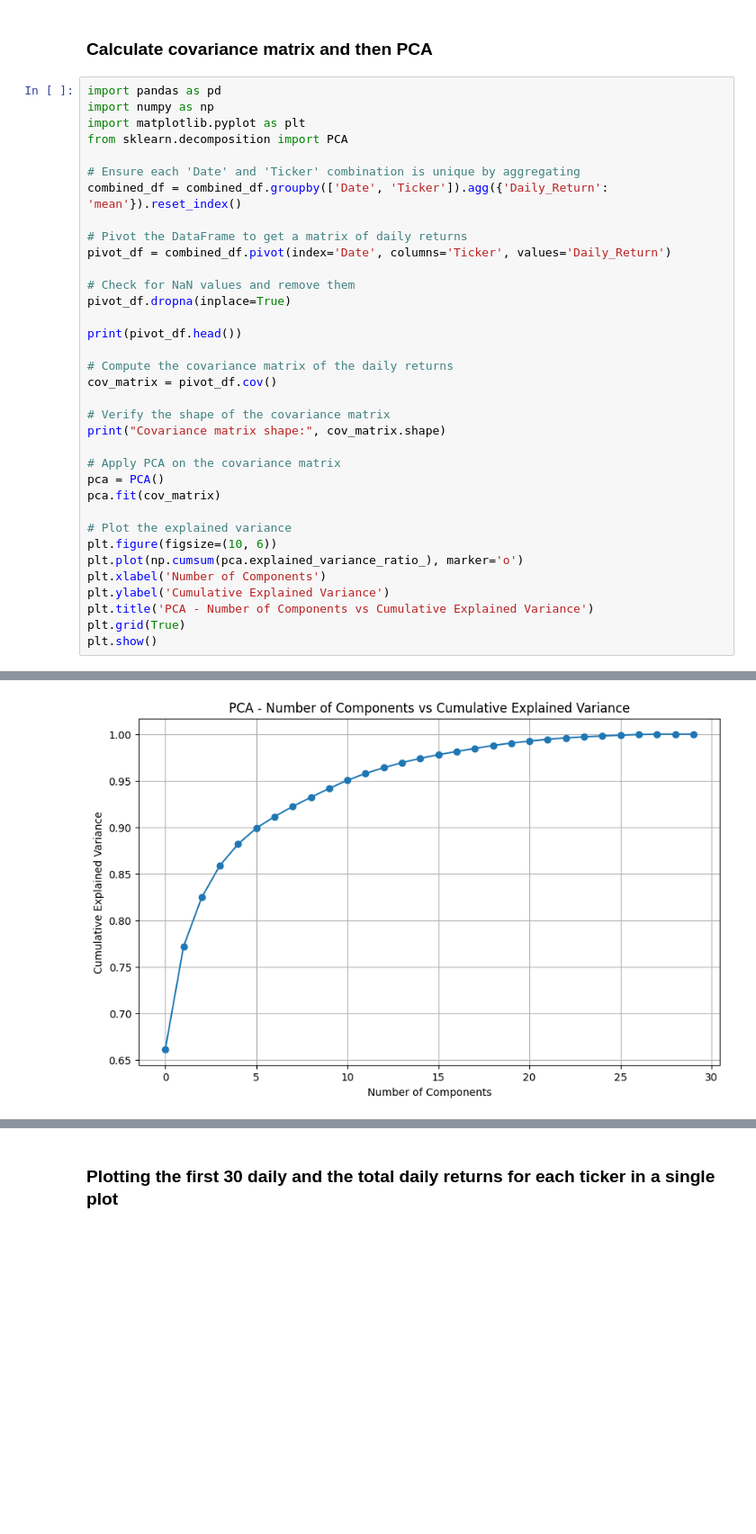
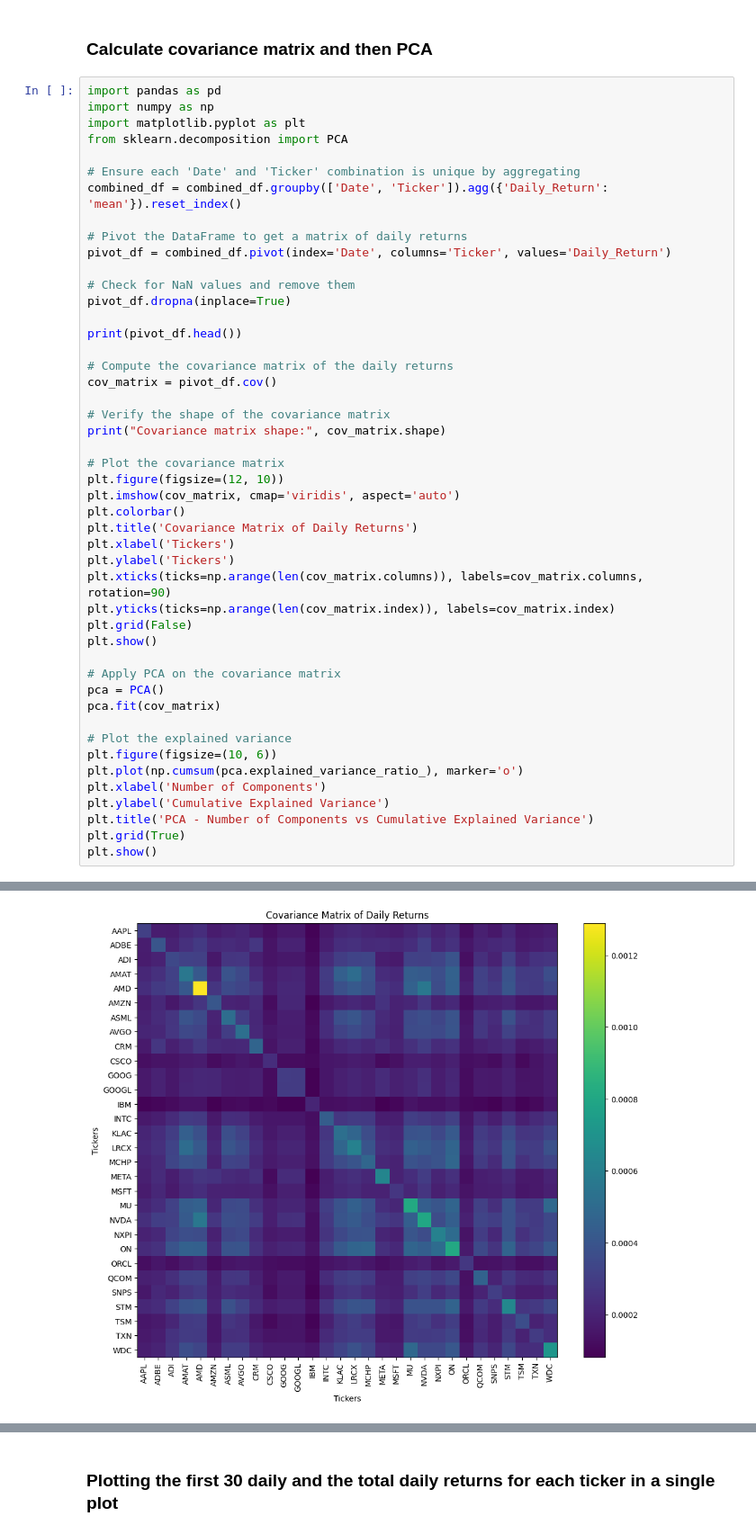
Before and after one commit to albertoHdzE/GWP_1, a Jupyter notebook: 04_Empirical_analysis_ETF.ipynb, the cells around one changed output, grey strips where cells are left out. Shown at 90% size. Cells and saved outputs as stored; diff of their text form; blank space fills up the shorter version.

```diff
--- a/04_Empirical_analysis_ETF.ipynb
+++ b/04_Empirical_analysis_ETF.ipynb
@@ -161,34 +209,46 @@ cov_matrix = pivot_df.cov()
 # Verify the shape of the covariance matrix
 print("Covariance matrix shape:", cov_matrix.shape)
 
+# Plot the covariance matrix
+plt.figure(figsize=(12, 10))
+plt.imshow(cov_matrix, cmap='viridis', aspect='auto')
+plt.colorbar()
+plt.title('Covariance Matrix of Daily Returns')
+plt.xlabel('Tickers')
+plt.ylabel('Tickers')
+plt.xticks(ticks=np.arange(len(cov_matrix.columns)), labels=cov_matrix.columns, rotation=90)
+plt.yticks(ticks=np.arange(len(cov_matrix.index)), labels=cov_matrix.index)
+plt.grid(False)
+plt.show()
+
 # Apply PCA on the covariance matrix
 pca = PCA()
 pca.fit(cov_matrix)
 
 # Plot the explained variance
 plt.figure(figsize=(10, 6))
 plt.plot(np.cumsum(pca.explained_variance_ratio_), marker='o')
 plt.xlabel('Number of Components')
 plt.ylabel('Cumulative Explained Variance')
 plt.title('PCA - Number of Components vs Cumulative Explained Variance')
 plt.grid(True)
 plt.show()
 # %% [output]
 Ticker          AAPL      ADBE       ADI      AMAT       AMD      AMZN  \
 Date
 2012-05-21  0.058260  0.022357  0.022229  0.028957  0.048253  0.019921
 2012-05-22 -0.007678  0.000000 -0.001952 -0.002838 -0.022222 -0.012746
 2012-05-23  0.024400  0.005311 -0.003352  0.012334 -0.012987  0.009056
 2012-05-24 -0.009184 -0.019888  0.008969 -0.027179 -0.009868 -0.009389
 2012-05-25 -0.005360  0.001902  0.005277  0.015414  0.033223 -0.010918
 
 Ticker          ASML      AVGO       CRM      CSCO  ...      NVDA      NXPI  \
 Date                                                ...
 2012-05-21  0.031194  0.029647  0.023836  0.012143  ...  0.017384  0.072773
 2012-05-22  0.010155  0.011647  0.002684  0.003599  ... -0.012205  0.002372
 ... (18 lines left out)
 2012-05-25  0.001731  0.011232
 
 [5 rows x 30 columns]
 Covariance matrix shape: (30, 30)
-[figure, old version]
+[figure, new version]
```
Also changed, not shown: parts of 4 cells of this notebook, 16 other files.
